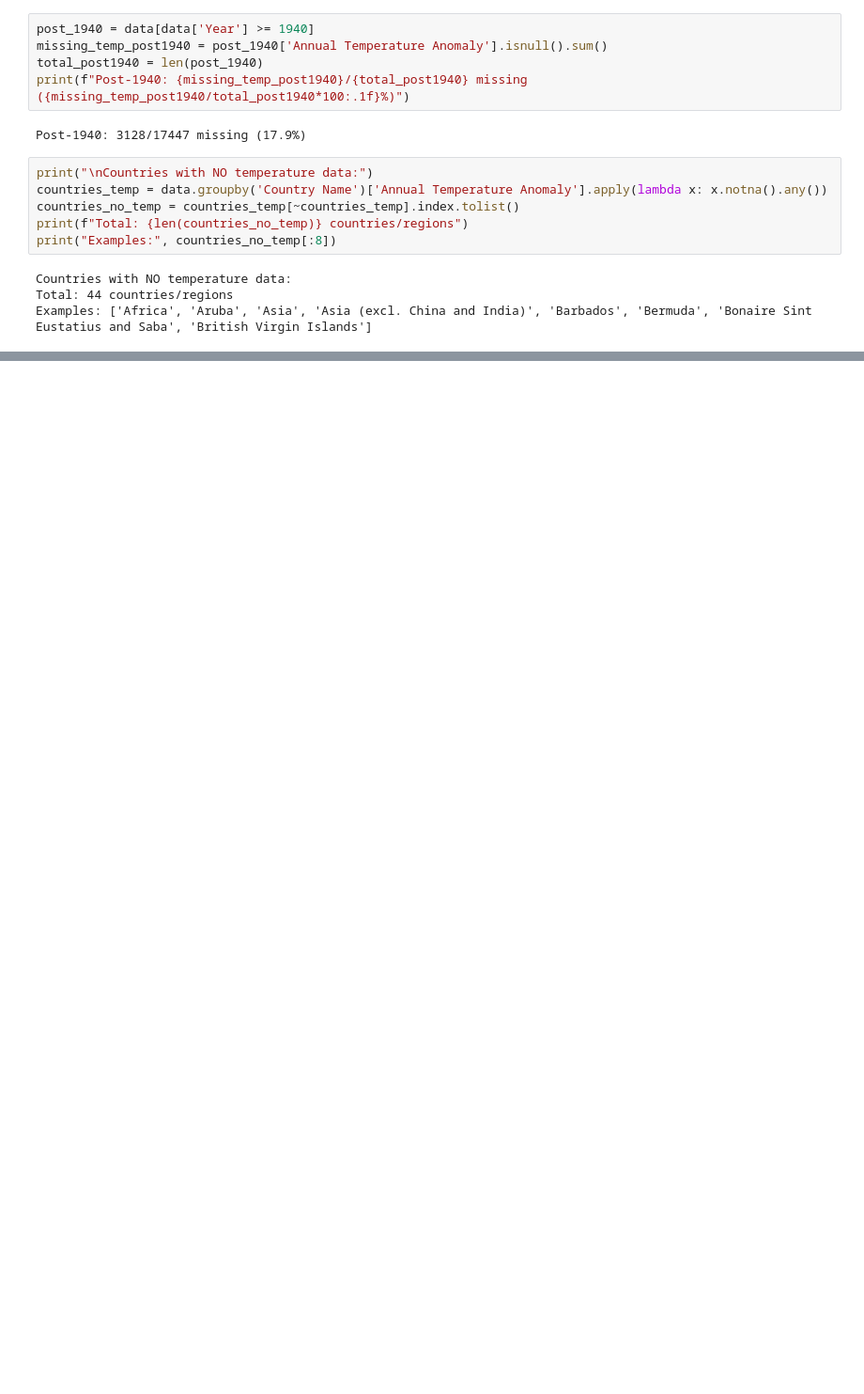
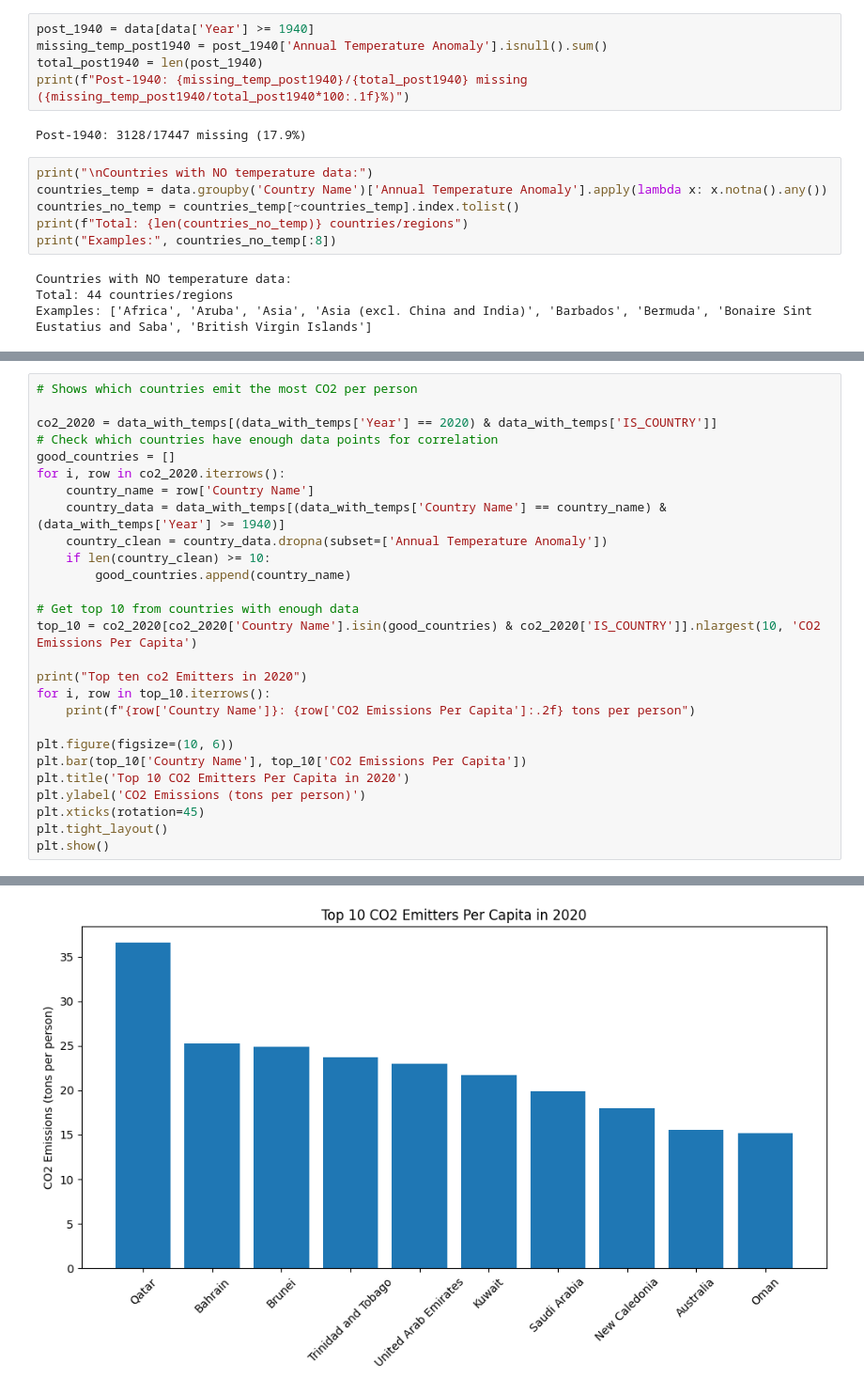
Before and after one commit to michaelhobe/CST184-Data-Analysis-and-Visualization, a Jupyter notebook: CST184_Weekly_Activities/Project 2/cleaningroom/cleaningthefiles.ipynb, the cells around one changed output, grey strips where cells are left out. Shown at 94% size. Cells and saved outputs as stored; diff of their text form; blank space fills up the shorter version.

```diff
--- a/CST184_Weekly_Activities/Project 2/cleaningroom/cleaningthefiles.ipynb
+++ b/CST184_Weekly_Activities/Project 2/cleaningroom/cleaningthefiles.ipynb
@@ -172,0 +400,28 @@ Examples: ['Africa', 'Aruba', 'Asia', 'Asia (excl. China and India)', 'Barbados'
+# %%
+# Shows which countries emit the most CO2 per person
+
+co2_2020 = data_with_temps[(data_with_temps['Year'] == 2020) & data_with_temps['IS_COUNTRY']]
+# Check which countries have enough data points for correlation
+good_countries = []
+for i, row in co2_2020.iterrows():
+    country_name = row['Country Name']
+    country_data = data_with_temps[(data_with_temps['Country Name'] == country_name) & (data_with_temps['Year'] >= 1940)]
+    country_clean = country_data.dropna(subset=['Annual Temperature Anomaly'])
+    if len(country_clean) >= 10:
+        good_countries.append(country_name)
+
+# Get top 10 from countries with enough data
+top_10 = co2_2020[co2_2020['Country Name'].isin(good_countries) & co2_2020['IS_COUNTRY']].nlargest(10, 'CO2 Emissions Per Capita')
+
+print("Top ten co2 Emitters in 2020")
+for i, row in top_10.iterrows():
+    print(f"{row['Country Name']}: {row['CO2 Emissions Per Capita']:.2f} tons per person")
+
+plt.figure(figsize=(10, 6))
+plt.bar(top_10['Country Name'], top_10['CO2 Emissions Per Capita'])
+plt.title('Top 10 CO2 Emitters Per Capita in 2020')
+plt.ylabel('CO2 Emissions (tons per person)')
+plt.xticks(rotation=45)
+plt.tight_layout()
+plt.show()
+# %% [output]
@@ -172,0 +439 @@ Examples: ['Africa', 'Aruba', 'Asia', 'Asia (excl. China and India)', 'Barbados'
+[figure, added]
```
Also changed, not shown: parts of 38 cells of this notebook, 5 other files.
